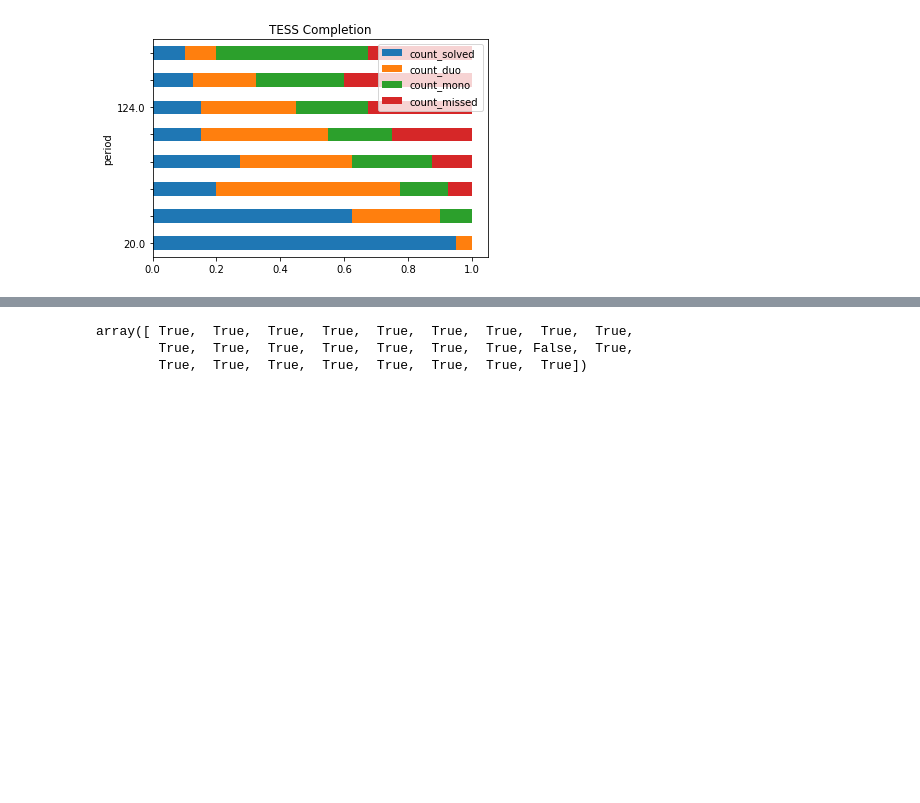
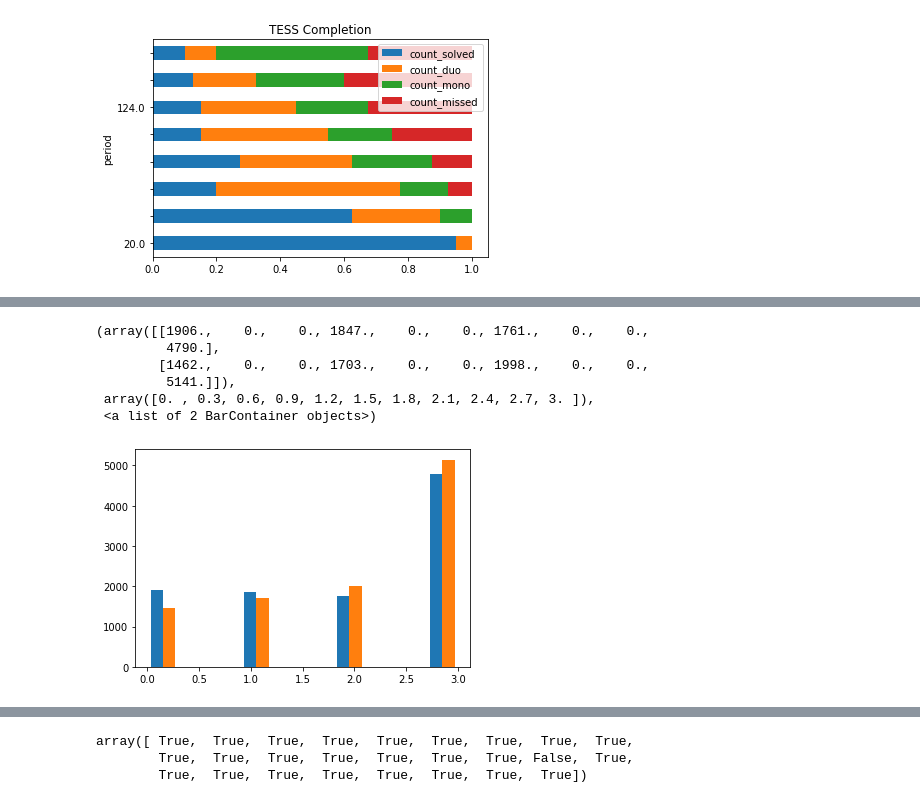
Before and after one commit to rae-holcomb/tess_scheduling, a Jupyter notebook: sandbox2.ipynb, the cells around one changed output, grey strips where cells are left out. Cells and saved outputs as stored; diff of their text form; code cells hidden in the pictures; blank space fills up the shorter version.

```diff
--- a/sandbox2.ipynb
+++ b/sandbox2.ipynb
@@ -1134,0 +1328,11 @@ fig.show()
+# %%
+plt.hist([rdf96.flag, rdf98.flag,])
+# plt.hist(rdf98.flag, alpha=.5)
+# %% [output]
+(array([[1906.,    0.,    0., 1847.,    0.,    0., 1761.,    0.,    0.,
+         4790.],
+        [1462.,    0.,    0., 1703.,    0.,    0., 1998.,    0.,    0.,
+         5141.]]),
+ array([0. , 0.3, 0.6, 0.9, 1.2, 1.5, 1.8, 2.1, 2.4, 2.7, 3. ]),
+ <a list of 2 BarContainer objects>)
+[figure, added]
```
Also changed, not shown: parts of 28 cells of this notebook, 2 other files.
